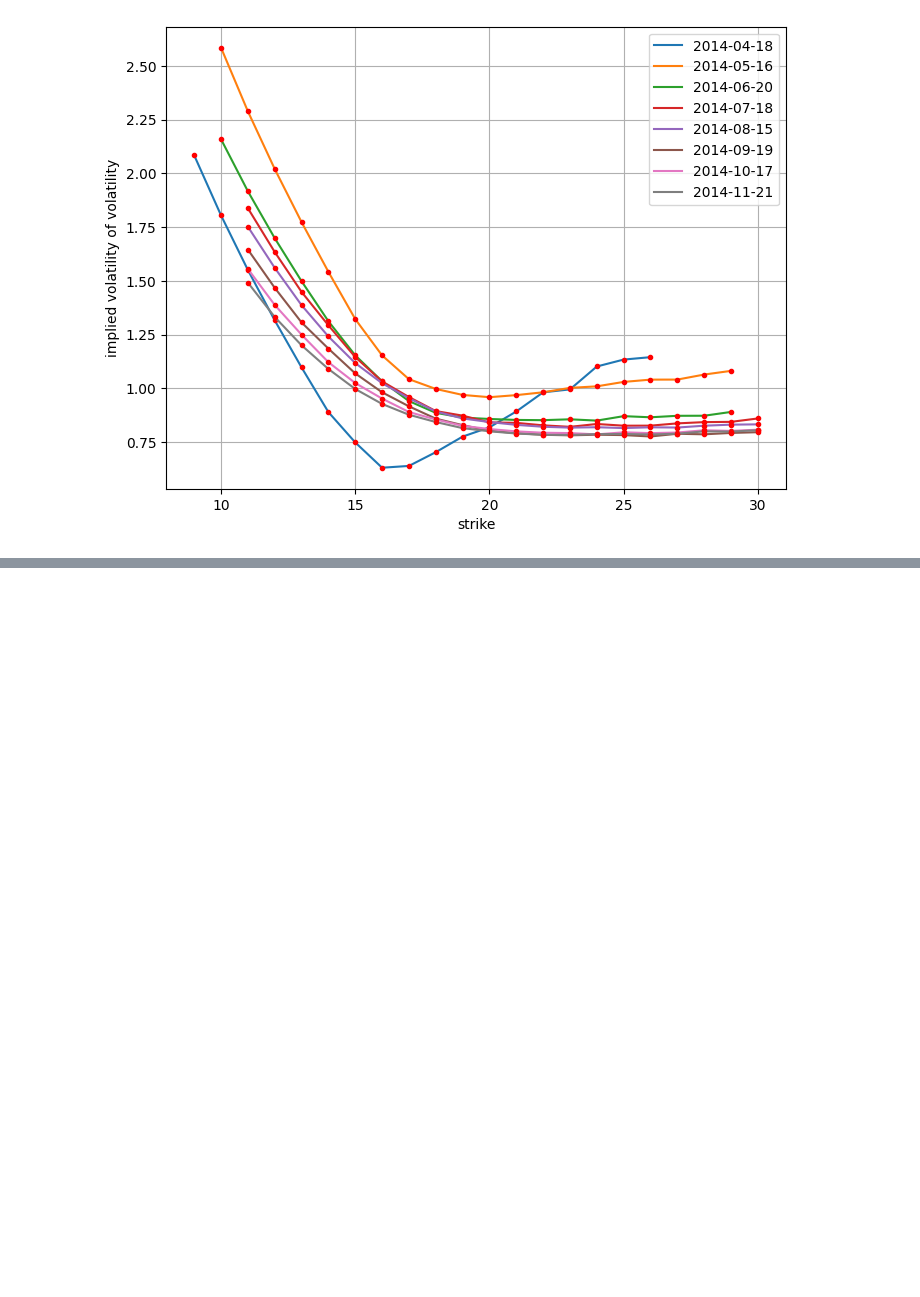
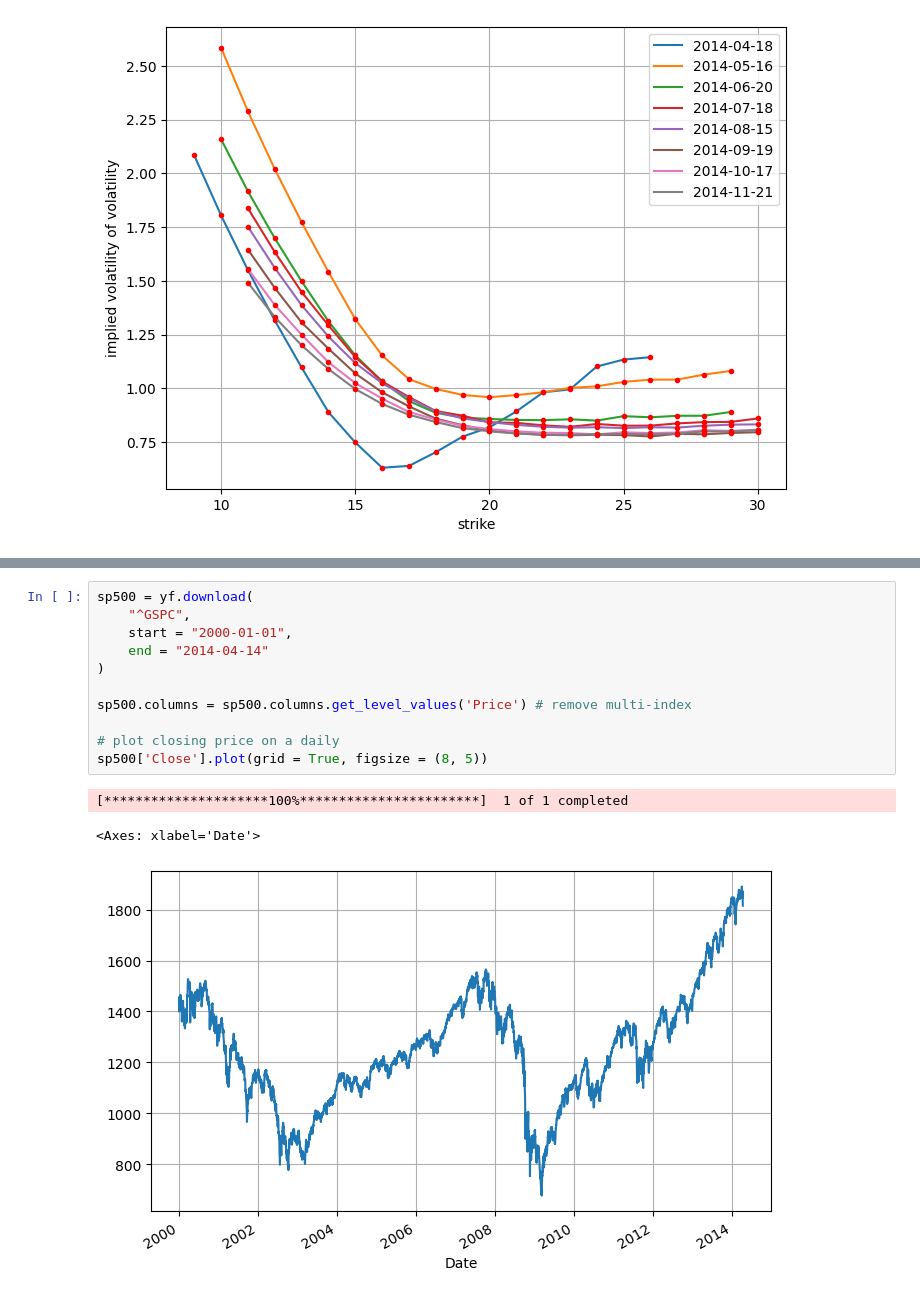
Before and after one commit to MadzivaDuane/Python-Finance, a Jupyter notebook: Python & Finance Book/Part 1/Chapter 3.ipynb, the cells around one changed output, grey strips where cells are left out. Cells and saved outputs as stored; diff of their text form; blank space fills up the shorter version.

```diff
--- a/Python & Finance Book/Part 1/Chapter 3.ipynb
+++ b/Python & Finance Book/Part 1/Chapter 3.ipynb
@@ -208,0 +290,15 @@ plt.show()
+# %%
+sp500 = yf.download(
+    "^GSPC",
+    start = "2000-01-01",
+    end = "2014-04-14"
+)
+
+sp500.columns = sp500.columns.get_level_values('Price') # remove multi-index
+
+# plot closing price on a daily
+sp500['Close'].plot(grid = True, figsize = (8, 5))
+# %% [output]
+[*********************100%***********************]  1 of 1 completed
+<Axes: xlabel='Date'>
+[figure, added]
```
Also changed, not shown: parts of 16 cells of this notebook, 5 other files.
